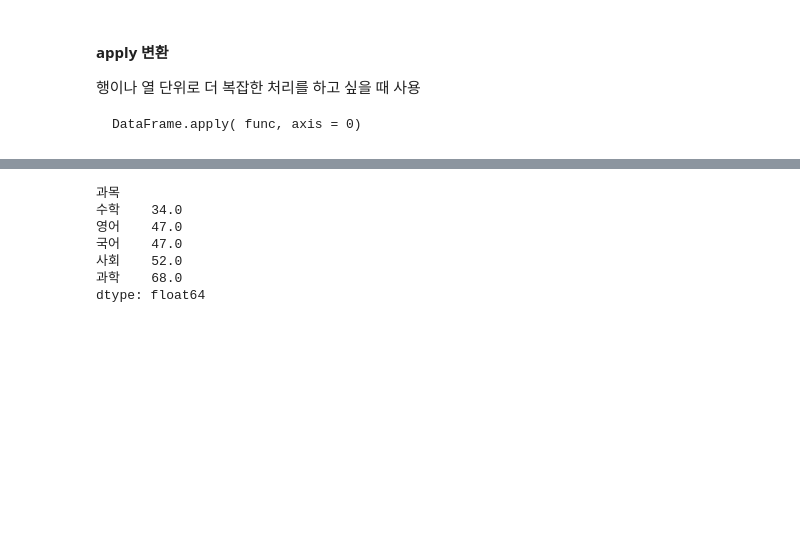
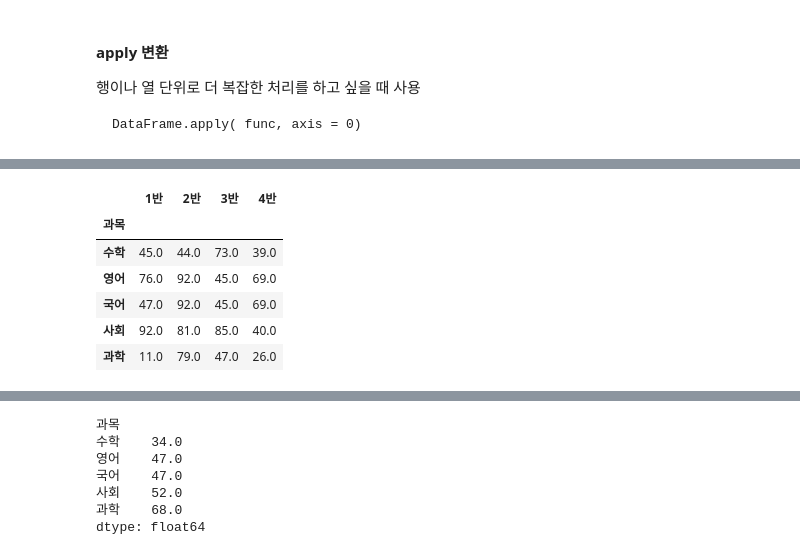
Before and after one commit to hwayoung306/AI, a Jupyter notebook: 20220414_py_05_Pandas_ipynb_공부.ipynb, the cells around one changed output, grey strips where cells are left out. Drawn from its saved outputs; the diff is of its cells as text; code cells hidden in the pictures; blank space fills up the shorter version.

```diff
--- a/20220414_py_05_Pandas_ipynb_공부.ipynb
+++ b/20220414_py_05_Pandas_ipynb_공부.ipynb
@@ -813,3 +860,13 @@ DataFrame.apply( func, axis = 0)
+# %%
+df2.loc[:'과학', :'4반']
+# %% [output]
+|  | 1반 | 2반 | 3반 | 4반 |
+| 과목 |  |  |  |  |
+| 수학 | 45.0 | 44.0 | 73.0 | 39.0 |
+| 영어 | 76.0 | 92.0 | 45.0 | 69.0 |
+| 국어 | 47.0 | 92.0 | 45.0 | 69.0 |
+| 사회 | 92.0 | 81.0 | 85.0 | 40.0 |
+| 과학 | 11.0 | 79.0 | 47.0 | 26.0 |
 # %%
 def max_min(x) :
     # print(type(x))
```
Also changed, not shown: parts of 37 cells of this notebook.
